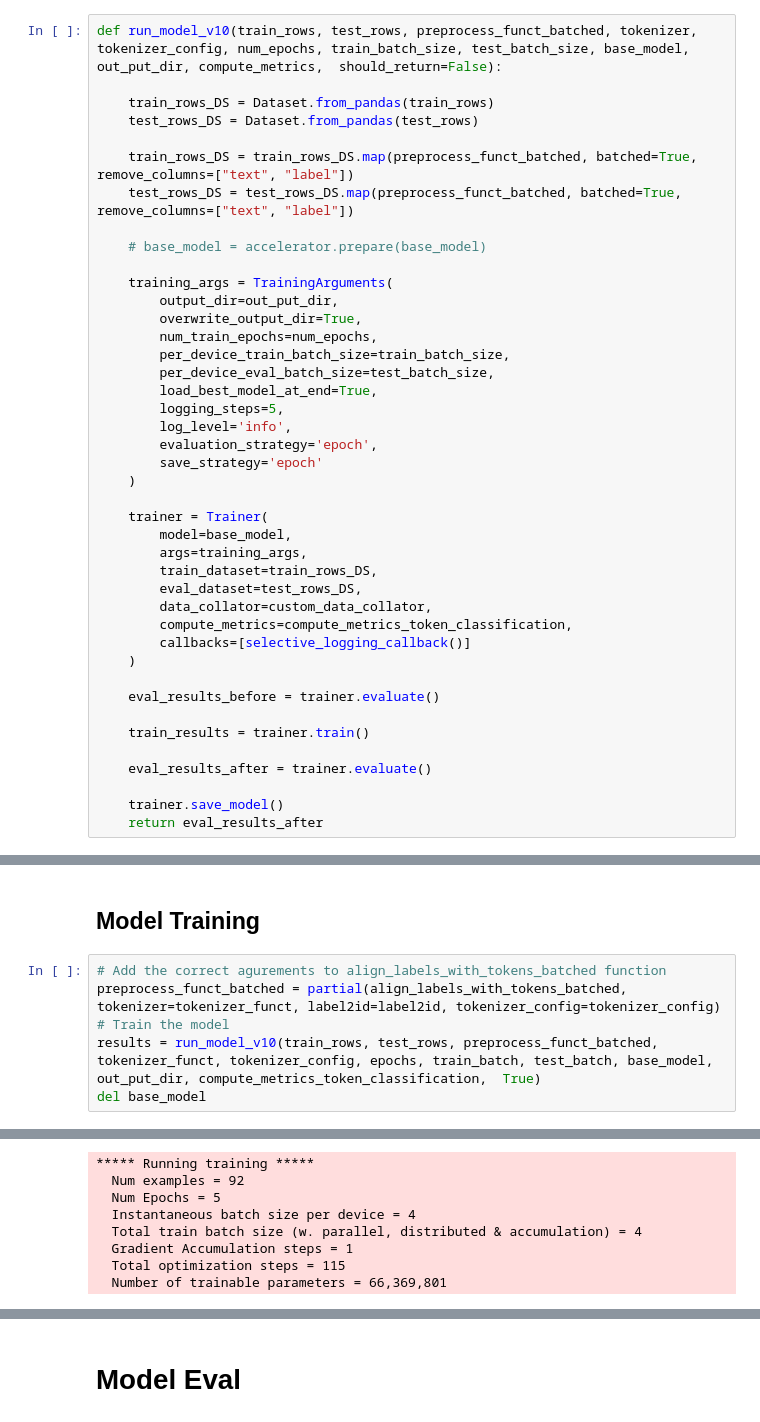
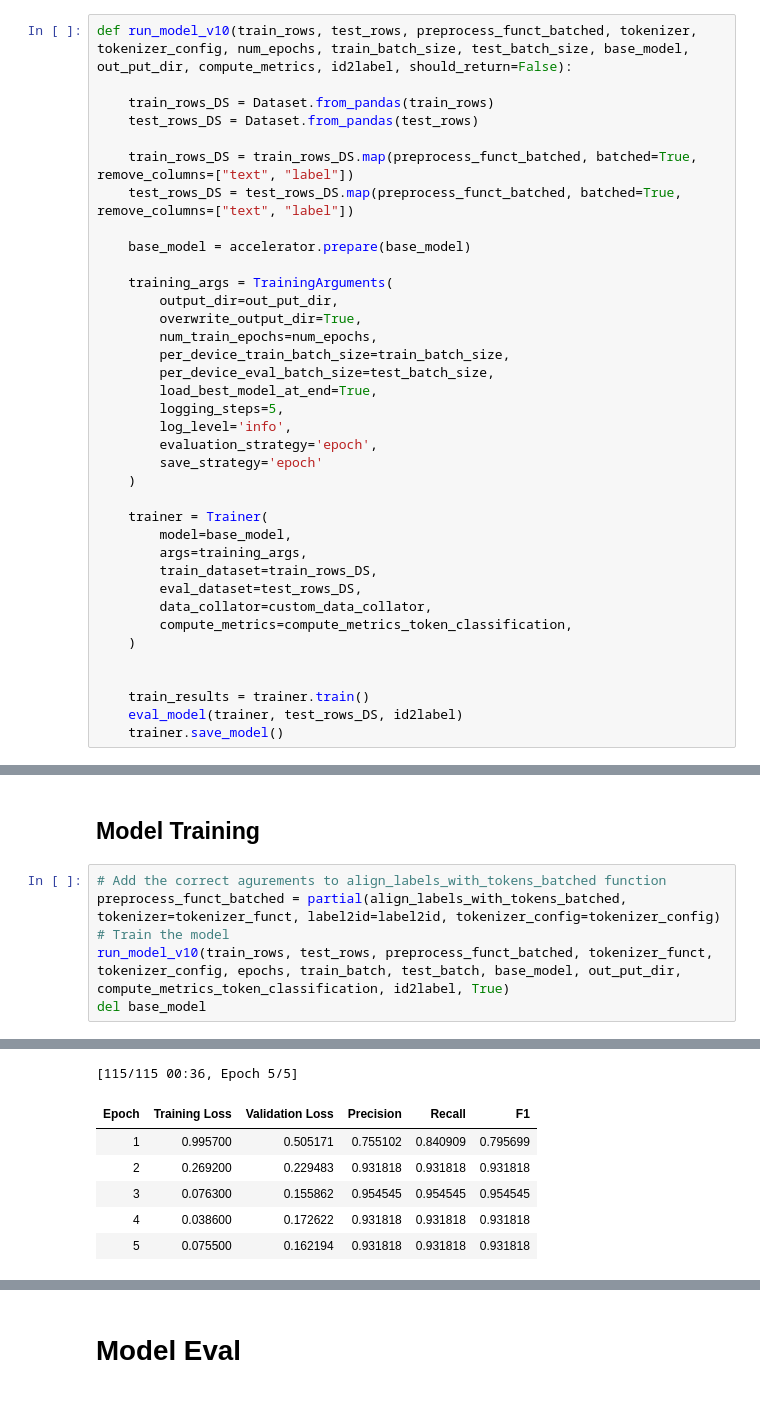
Before and after one commit to clarson1229/Machine_learning_showcase, a Jupyter notebook: Job_Titles/Model_trainer_NER_location.ipynb, the cells around one changed output, grey strips where cells are left out. Saved outputs shown, nothing was run; the diff lists cells and outputs as text.

Commit message:
finish model trainer code

```diff
--- a/Job_Titles/Model_trainer_NER_location.ipynb
+++ b/Job_Titles/Model_trainer_NER_location.ipynb
@@ -308,7 +347,7 @@ class selective_logging_callback(TrainerCallback):
 # %% [markdown]
 ## Model Function
 # %%
-def run_model_v10(train_rows, test_rows, preprocess_funct_batched, tokenizer, tokenizer_config, num_epochs, train_batch_size, test_batch_size, base_model, out_put_dir, compute_metrics,  should_return=False):
+def run_model_v10(train_rows, test_rows, preprocess_funct_batched, tokenizer, tokenizer_config, num_epochs, train_batch_size, test_batch_size, base_model, out_put_dir, compute_metrics, id2label, should_return=False):
 
     train_rows_DS = Dataset.from_pandas(train_rows)
     test_rows_DS = Dataset.from_pandas(test_rows)
@@ -316,7 +355,7 @@ def run_model_v10(train_rows, test_rows, preprocess_funct_batched, tokenizer, to
     train_rows_DS = train_rows_DS.map(preprocess_funct_batched, batched=True, remove_columns=["text", "label"])
     test_rows_DS = test_rows_DS.map(preprocess_funct_batched, batched=True, remove_columns=["text", "label"])
 
-    # base_model = accelerator.prepare(base_model)
+    base_model = accelerator.prepare(base_model)
 
     training_args = TrainingArguments(
         output_dir=out_put_dir,
@@ -338,17 +377,12 @@ def run_model_v10(train_rows, test_rows, preprocess_funct_batched, tokenizer, to
         eval_dataset=test_rows_DS,
         data_collator=custom_data_collator,
         compute_metrics=compute_metrics_token_classification,
-        callbacks=[selective_logging_callback()]
     )
 
-    eval_results_before = trainer.evaluate()
 
     train_results = trainer.train()
-
-    eval_results_after = trainer.evaluate()
-
+    eval_model(trainer, test_rows_DS, id2label)
     trainer.save_model()
-    return eval_results_after
 # %% [markdown]
 ## Setup Data for model train
 # %%
@@ -426,7 +460,7 @@ DistilBertForTokenClassification(
 # Add the correct agurements to align_labels_with_tokens_batched function
 preprocess_funct_batched = partial(align_labels_with_tokens_batched, tokenizer=tokenizer_funct, label2id=label2id, tokenizer_config=tokenizer_config)
 # Train the model
-results = run_model_v10(train_rows, test_rows, preprocess_funct_batched, tokenizer_funct, tokenizer_config, epochs, train_batch, test_batch, base_model, out_put_dir, compute_metrics_token_classification,  True)
+run_model_v10(train_rows, test_rows, preprocess_funct_batched, tokenizer_funct, tokenizer_config, epochs, train_batch, test_batch, base_model, out_put_dir, compute_metrics_token_classification, id2label, True)
 del base_model
 # %% [output]
 PyTorch: setting up devices
@@ -440,8 +478,7 @@ dataloader_config = DataLoaderConfiguration(dispatch_batches=None, split_batches
-***** Running training *****
-  Num examples = 92
-  Num Epochs = 5
-  Instantaneous batch size per device = 4
-  Total train batch size (w. parallel, distributed & accumulation) = 4
-  Gradient Accumulation steps = 1
-  Total optimization steps = 115
-  Number of trainable parameters = 66,369,801
+[115/115 00:36, Epoch 5/5]
+| Epoch | Training Loss | Validation Loss | Precision | Recall | F1 |
+| 1 | 0.995700 | 0.505171 | 0.755102 | 0.840909 | 0.795699 |
+| 2 | 0.269200 | 0.229483 | 0.931818 | 0.931818 | 0.931818 |
+| 3 | 0.076300 | 0.155862 | 0.954545 | 0.954545 | 0.954545 |
+| 4 | 0.038600 | 0.172622 | 0.931818 | 0.931818 | 0.931818 |
+| 5 | 0.075500 | 0.162194 | 0.931818 | 0.931818 | 0.931818 |
```
Also changed, not shown: parts of 6 cells of this notebook.
